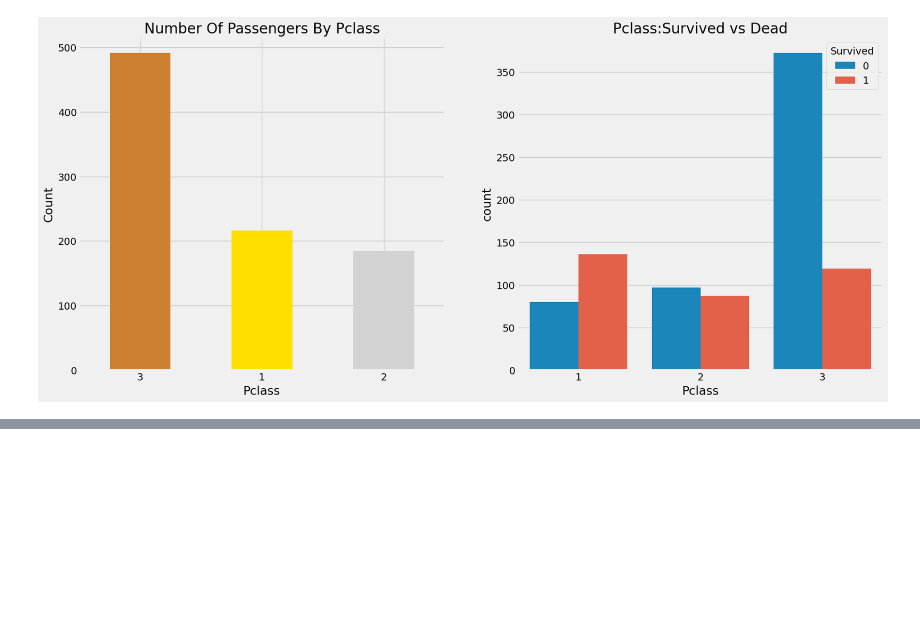
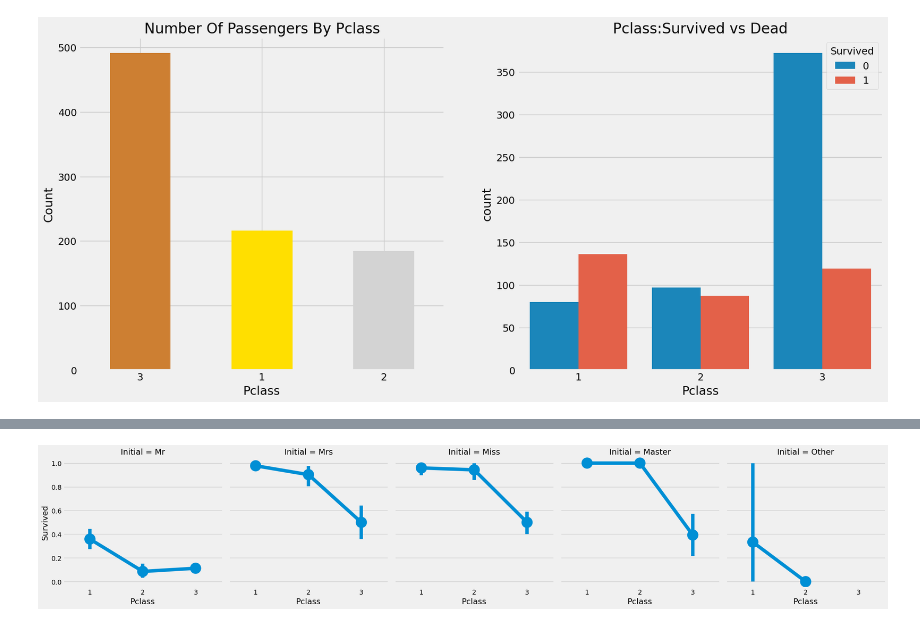
Before and after one commit to mucollabo/kaggle, a Jupyter notebook: Competitions/Titanic/eda-to-prediction-for-titanic.ipynb, the cells around one changed output, grey strips where cells are left out. Cells and saved outputs as stored; diff of their text form; code cells hidden in the pictures; blank space fills up the shorter version.

```diff
--- a/Competitions/Titanic/eda-to-prediction-for-titanic.ipynb
+++ b/Competitions/Titanic/eda-to-prediction-for-titanic.ipynb
@@ -99,0 +187,5 @@ plt.show()
+# %%
+sns.catplot(x='Pclass', y='Survived', col='Initial', data=data, kind='point')
+plt.show()
+# %% [output]
+[figure, added]
```
Also changed, not shown: parts of 18 cells of this notebook.
